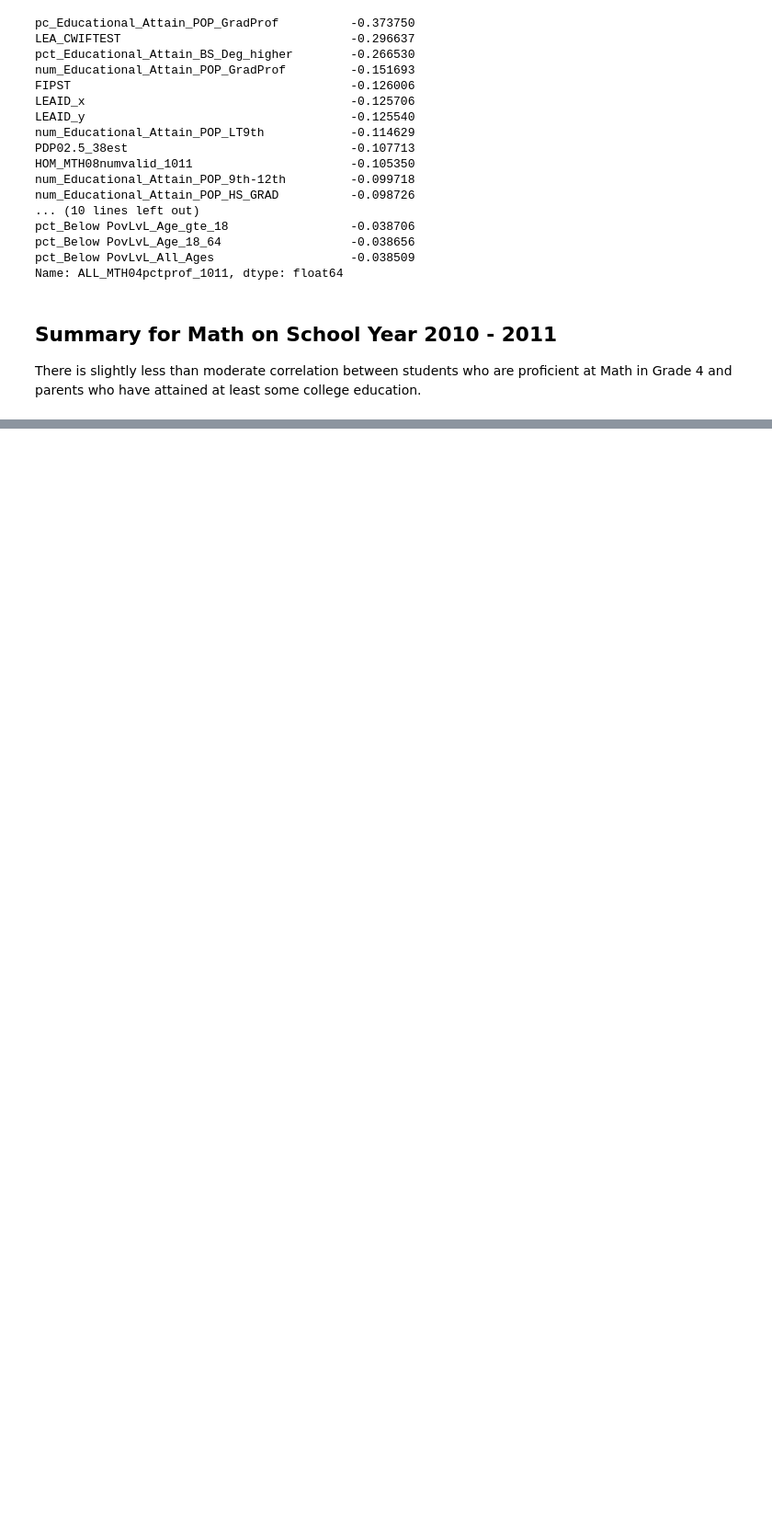
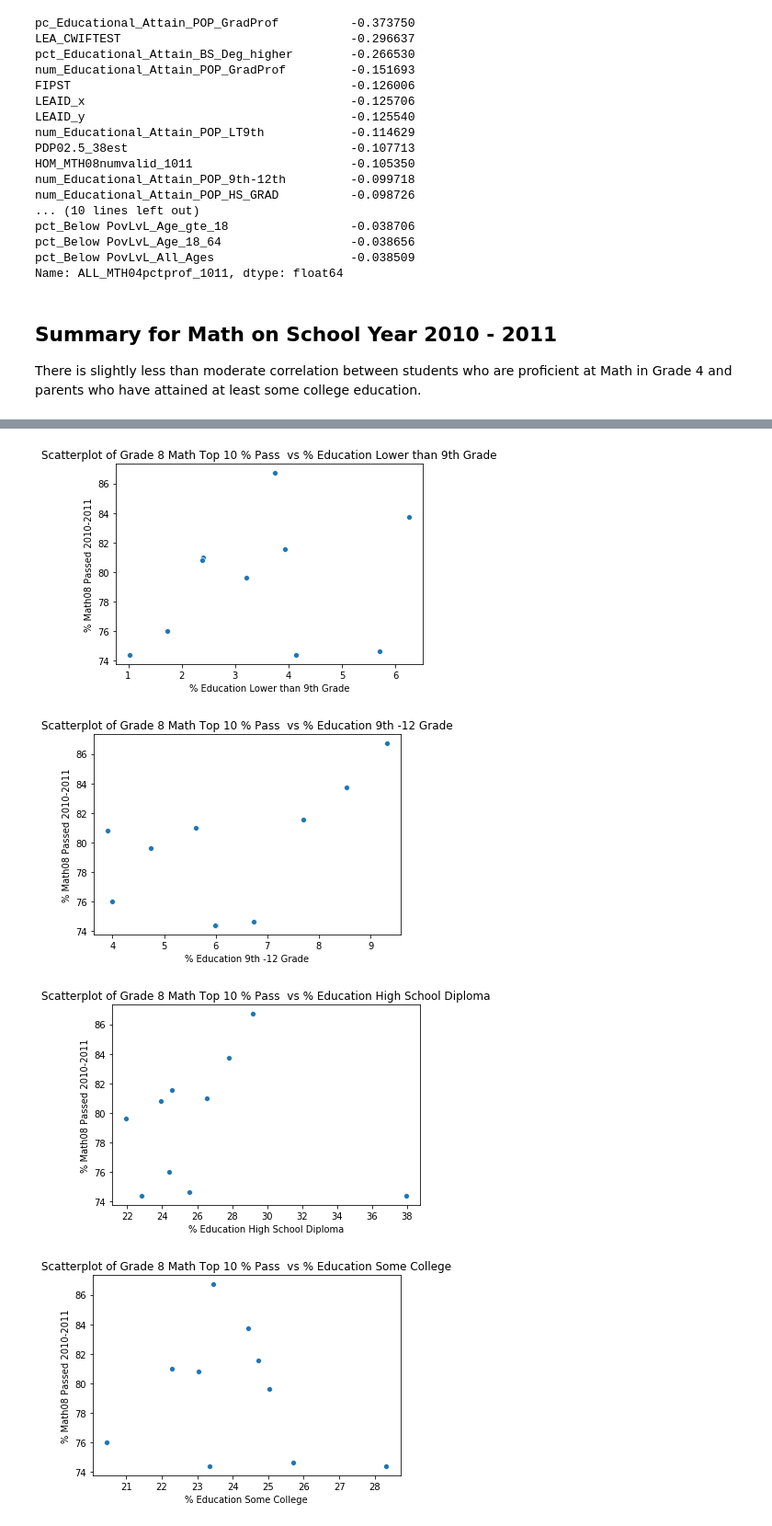
Before and after one commit to jcorteza/ds4a-team82, a Jupyter notebook: Final_EDA.ipynb, the cells around one changed output, grey strips where cells are left out. Shown at 92% size. Saved outputs shown, nothing was run; the diff lists cells and outputs as text; code cells hidden in the pictures; blank space fills up the shorter version.

```diff
--- a/Final_EDA.ipynb
+++ b/Final_EDA.ipynb
@@ -416,0 +573,2 @@ There is slightly less  than moderate correlation between students who are profi
+# %%
+df_top10_8th = Parent_social_econ_df_sy201011.nlargest(10, 'ALL_MTH08pctprof_1011')
@@ -416,0 +577,14 @@ There is slightly less  than moderate correlation between students who are profi
+# %%
+for key, value in Education_dict.items():
+    sns.scatterplot(x= key, y = 'ALL_MTH08pctprof_1011', data = df_top10_8th, legend='full')
+    plt.ylabel("% Math08 Passed 2010-2011")
+    xlabel = "{0}".format(value)
+    plt.xlabel(xlabel)
+    title = "Scatterplot of Grade 8 Math Top 10 % Pass  vs {0}".format(value)
+    plt.title(title)
+    plt.show()
+# %% [output]
+[figure, added]
+[figure, added]
+[figure, added]
+[figure, added]
```
Also changed, not shown: parts of 18 cells of this notebook.
